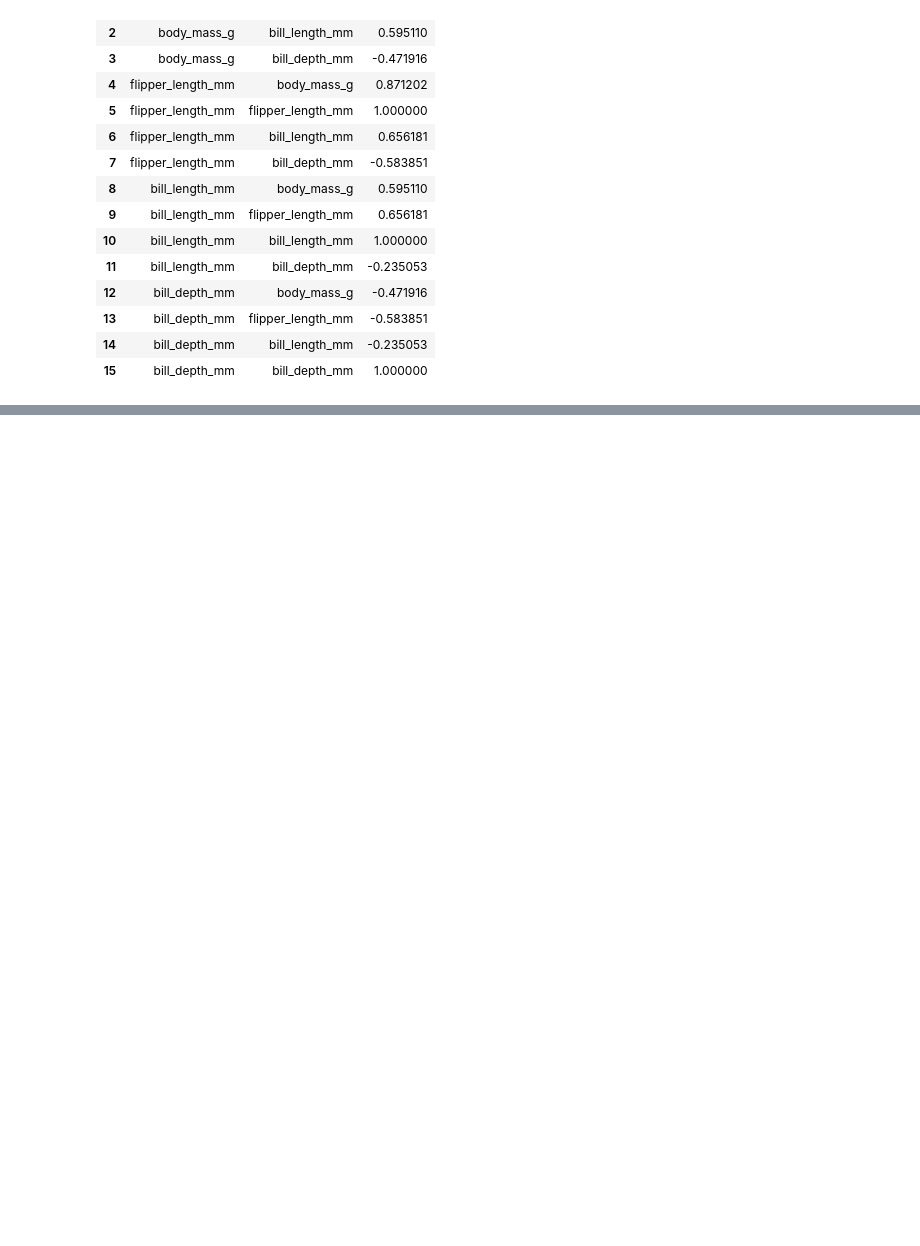
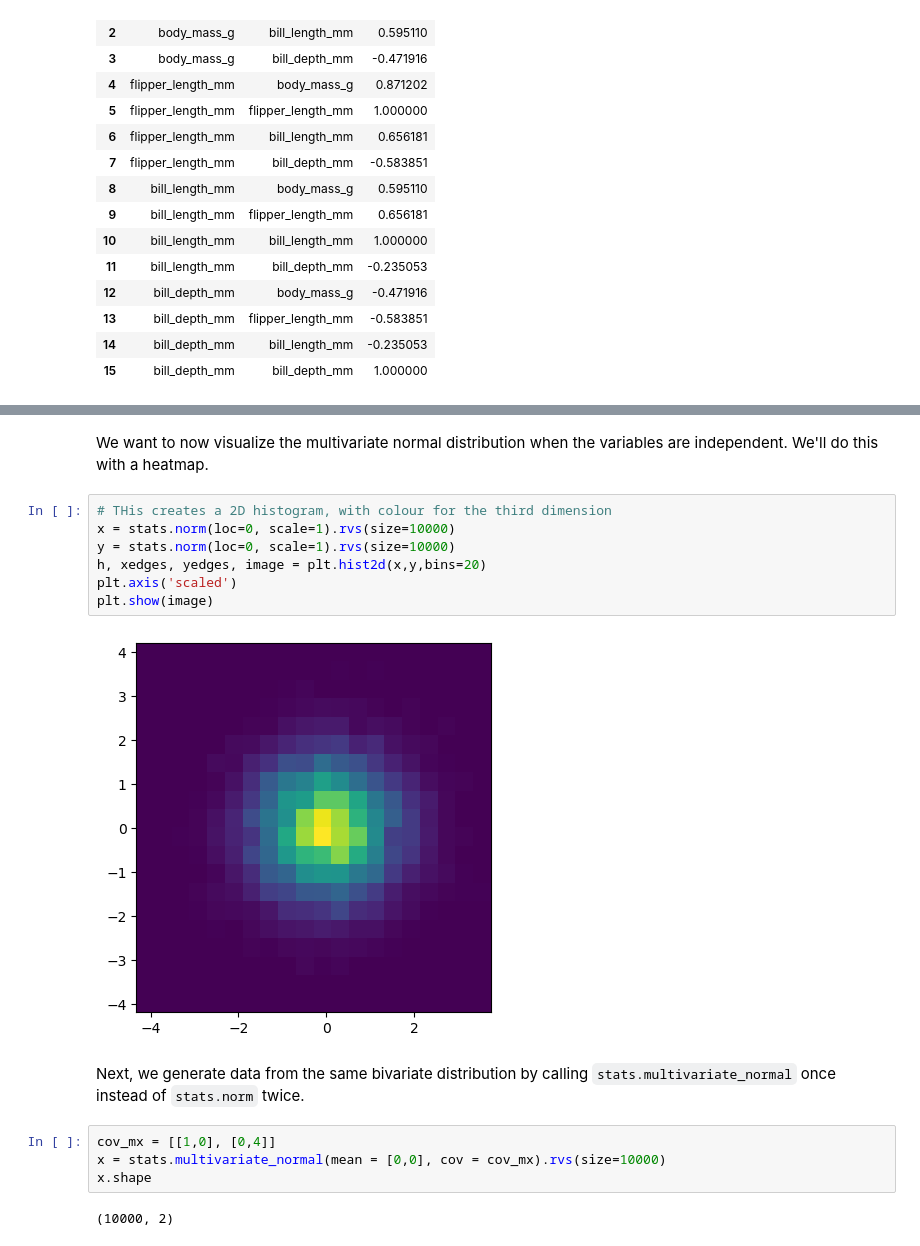
Before and after one commit to JoeZhang1000/SDS3386-Midterm-Summary, a Jupyter notebook: SDS 3386 Midterm Summary.ipynb, the cells around one changed output, grey strips where cells are left out. Cells and saved outputs as stored; diff of their text form; blank space fills up the shorter version.

```diff
--- a/SDS 3386 Midterm Summary.ipynb
+++ b/SDS 3386 Midterm Summary.ipynb
@@ -2110,0 +2212,19 @@ From the covariance matrix, we can see that the bill depth and flipper length ha
+# %% [markdown]
+We want to now visualize the multivariate normal distribution when the variables are independent. We'll do this with a heatmap.
+# %%
+# THis creates a 2D histogram, with colour for the third dimension
+x = stats.norm(loc=0, scale=1).rvs(size=10000)
+y = stats.norm(loc=0, scale=1).rvs(size=10000)
+h, xedges, yedges, image = plt.hist2d(x,y,bins=20)
+plt.axis('scaled')
+plt.show(image)
+# %% [output]
+[figure, added]
+# %% [markdown]
+Next, we generate data from the same bivariate distribution by calling `stats.multivariate_normal` once instead of `stats.norm` twice.
+# %%
+cov_mx = [[1,0], [0,4]]
+x = stats.multivariate_normal(mean = [0,0], cov = cov_mx).rvs(size=10000)
+x.shape
+# %% [output]
+(10000, 2)
```
Also changed, not shown: parts of 46 cells of this notebook.
